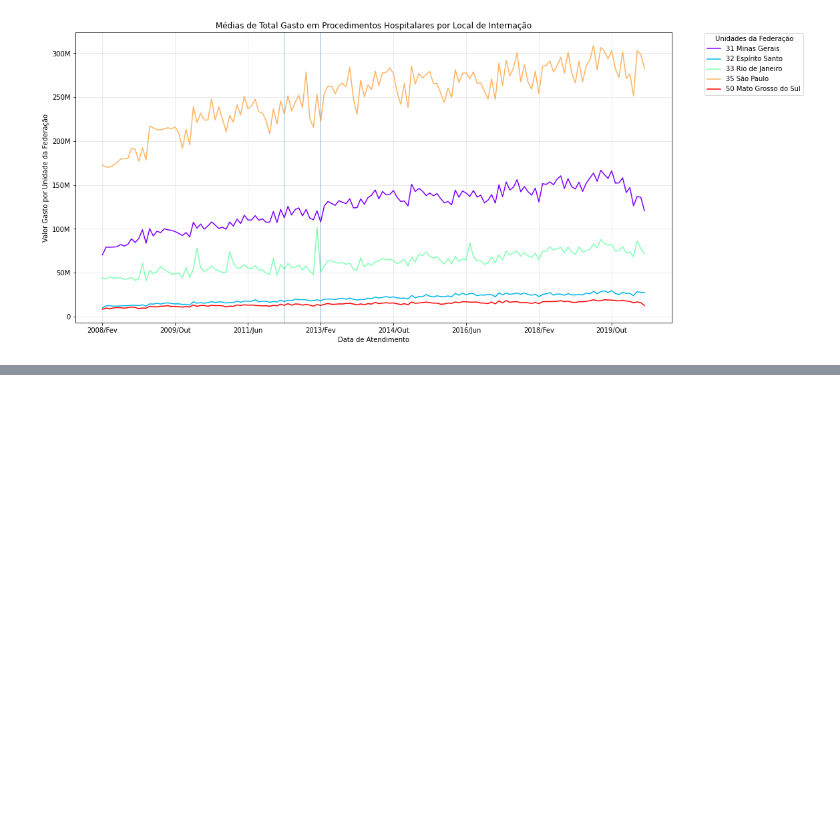
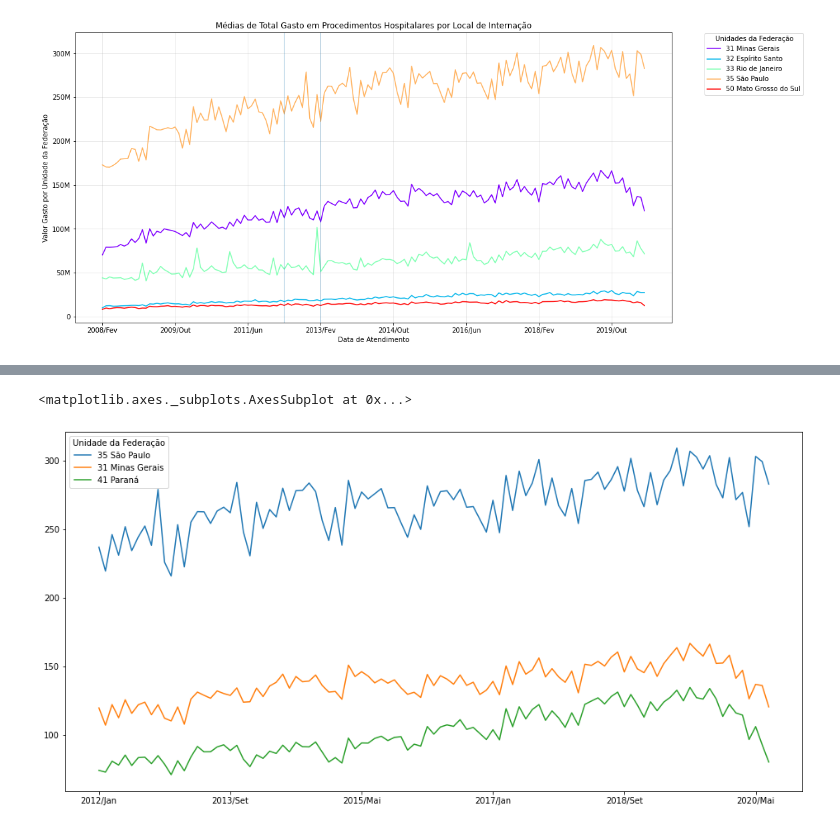
Before and after one commit to carollimaxp/data_science_alura, a Jupyter notebook: DS_Bootcamp_Módulo_1.ipynb, the cells around one changed output, grey strips where cells are left out. Cells and saved outputs as stored; diff of their text form; code cells hidden in the pictures; blank space fills up the shorter version.

```diff
--- a/DS_Bootcamp_Módulo_1.ipynb
+++ b/DS_Bootcamp_Módulo_1.ipynb
@@ -570,0 +602,7 @@ plt.show()
+# %%
+# ajustando o intervalo a ser observado, fatiando as colunas inicial e final
+meses_filtrados = ordenado_por_total_sem_regiao.columns[53:156]
+ordenado_por_total_sem_regiao[meses_filtrados].head(3).T.plot(figsize = (16, 8))
+# %% [output]
+<matplotlib.axes._subplots.AxesSubplot at 0x...>
+[figure, added]
```
Also changed, not shown: parts of 19 cells of this notebook.
